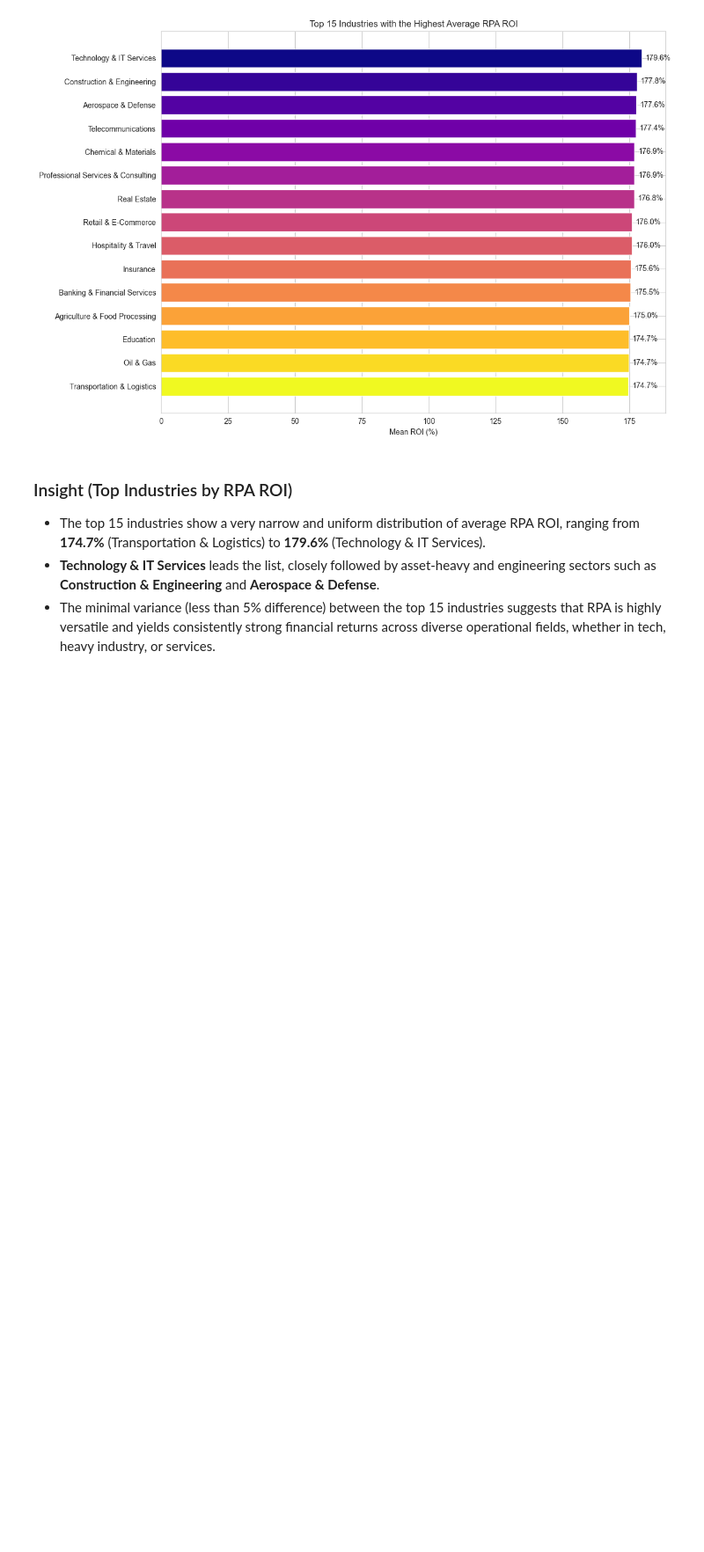
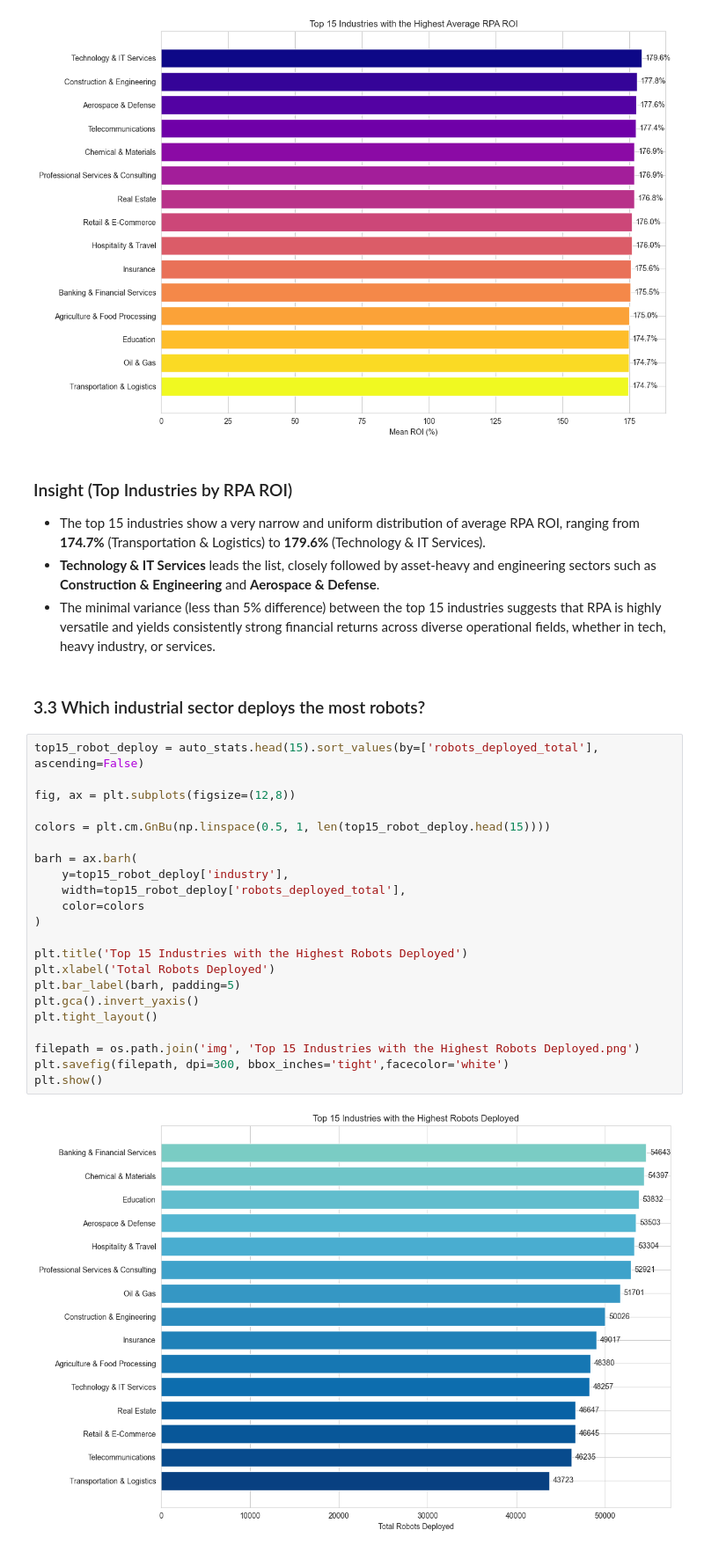
Before and after one commit to fathirrizkifadillah/Worldwide-Robotic-Process-Automation-Database-2026, a Jupyter notebook: main.ipynb, the cells around one changed output. Shown at 88% size. Cells and saved outputs as stored; diff of their text form; blank space fills up the shorter version.

Commit message:
Add 3.3 Top 15 Industries with the Highest Robots Deployed

```diff
--- a/main.ipynb
+++ b/main.ipynb
@@ -1010,3 +1010,29 @@ plt.show()
 * The top 15 industries show a very narrow and uniform distribution of average RPA ROI, ranging from **174.7%** (Transportation & Logistics) to **179.6%** (Technology & IT Services).
 * **Technology & IT Services** leads the list, closely followed by asset-heavy and engineering sectors such as **Construction & Engineering** and **Aerospace & Defense**.
 * The minimal variance (less than 5% difference) between the top 15 industries suggests that RPA is highly versatile and yields consistently strong financial returns across diverse operational fields, whether in tech, heavy industry, or services.
+# %% [markdown]
+### 3.3 Which industrial sector deploys the most robots?
+# %%
+top15_robot_deploy = auto_stats.head(15).sort_values(by=['robots_deployed_total'], ascending=False)
+
+fig, ax = plt.subplots(figsize=(12,8))
+
+colors = plt.cm.GnBu(np.linspace(0.5, 1, len(top15_robot_deploy.head(15))))
+
+barh = ax.barh(
+    y=top15_robot_deploy['industry'],
+    width=top15_robot_deploy['robots_deployed_total'],
+    color=colors
+)
+
+plt.title('Top 15 Industries with the Highest Robots Deployed')
+plt.xlabel('Total Robots Deployed')
+plt.bar_label(barh, padding=5)
+plt.gca().invert_yaxis()
+plt.tight_layout()
+
+filepath = os.path.join('img', 'Top 15 Industries with the Highest Robots Deployed.png')
+plt.savefig(filepath, dpi=300, bbox_inches='tight',facecolor='white')
+plt.show()
+# %% [output]
+[figure, added]
```
Also changed, not shown: 1 other file.
